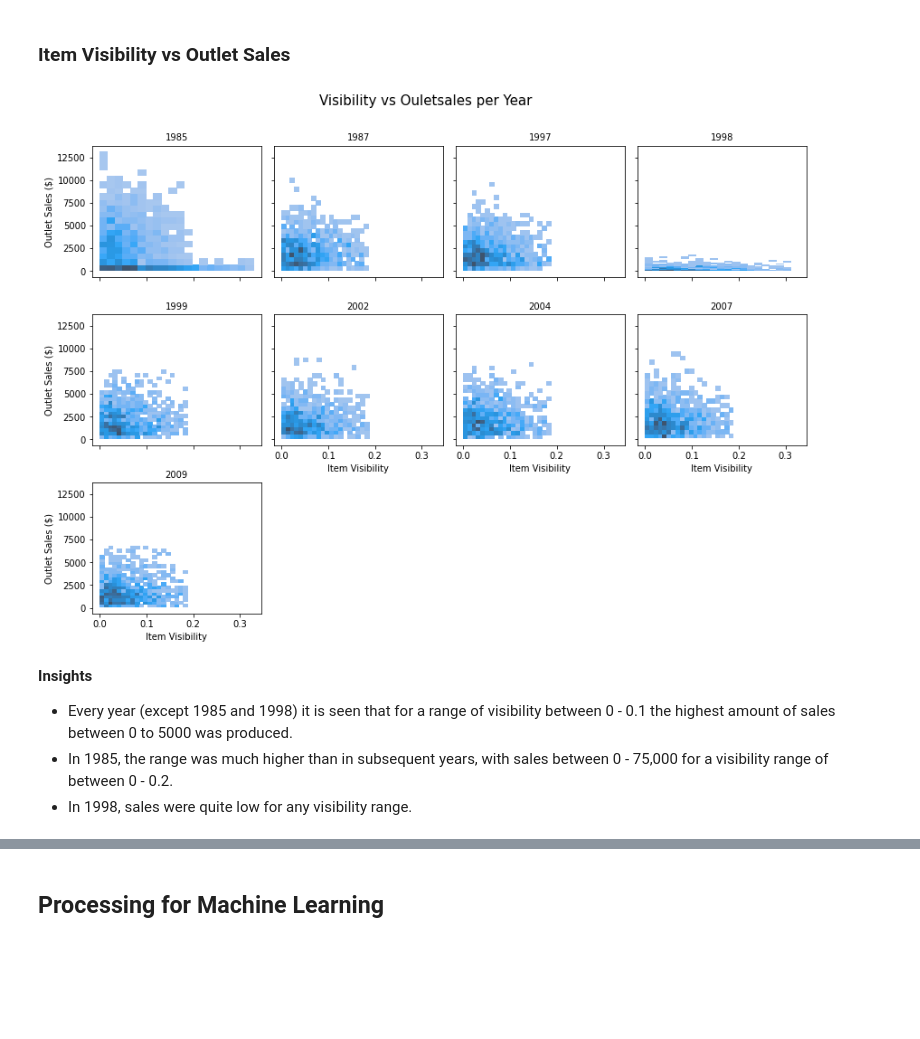
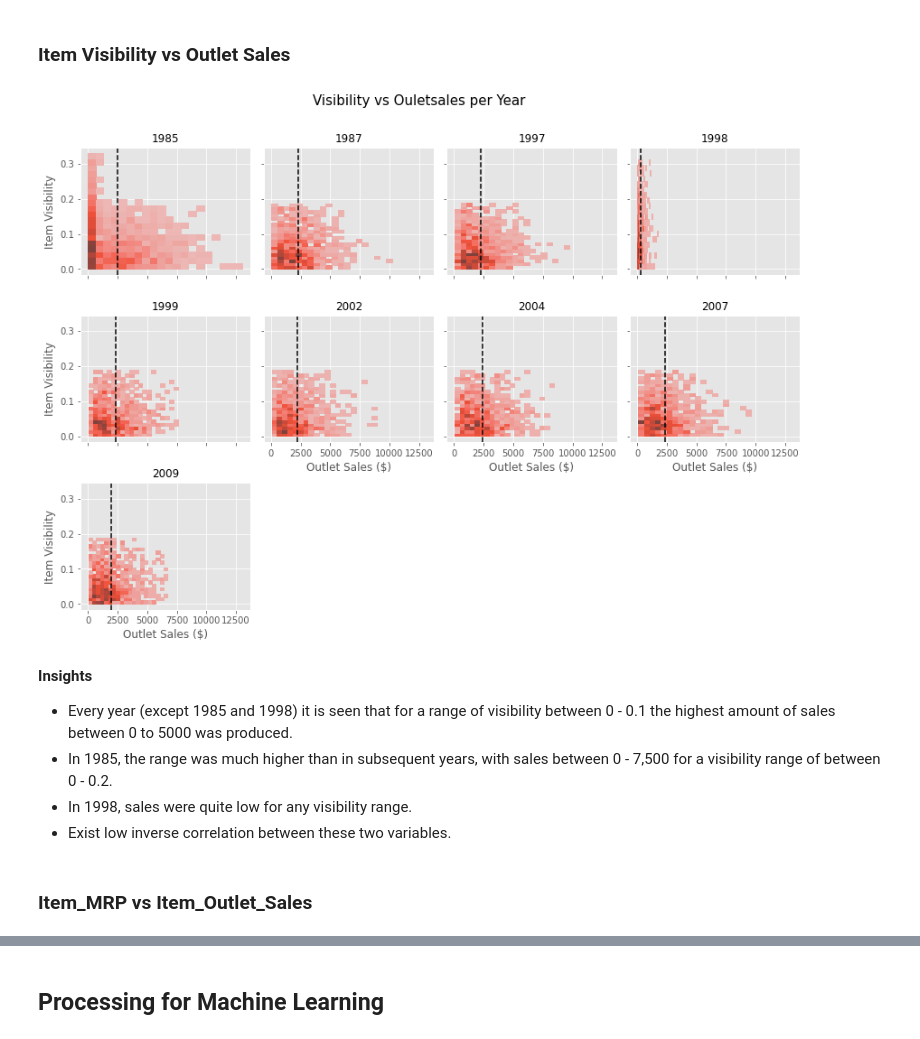
Before and after one commit to diazid/sales-predictions, a Jupyter notebook: sales_prediction.ipynb, the cells around one changed output, grey strips where cells are left out. Drawn from its saved outputs; the diff is of its cells as text; code cells hidden in the pictures; blank space fills up the shorter version.

Commit message:
updating visualizations

```diff
--- a/sales_prediction.ipynb
+++ b/sales_prediction.ipynb
@@ -42,6 +42,7 @@ import seaborn as sns
 import random
 import plotly.graph_objects as go
 pd.set_option('display.max_columns', None)
+plt.style.use('ggplot')
 
 #ML LIBRARIES
 from sklearn.model_selection import train_test_split
@@ -670,33 +671,40 @@ In this case I am studying `Item_Type`, `Outlet_Location_Type`, and `Outlet_Esta
 # %%
 ## Facetgrid (taken from seaborn documentation)
 
 #define facetgrid
 g = sns.FacetGrid(data=df,
                   col="Outlet_Establishment_Year",
                   palette='Blues',
                   col_wrap=4,
                   margin_titles=True,
                   despine=False,
                   sharex=True,
                   sharey=True)
 
 #mapping the graph
 g.map_dataframe(sns.histplot,
-                x="Item_Visibility",
-                y="Item_Outlet_Sales",
+                y="Item_Visibility",
+                x="Item_Outlet_Sales",
                 bins=(20,20))
+
+#mapping mean line (taken in part from https://stackoverflow.com/questions/51891370/draw-a-line-at-specific-position-annotate-a-facetgrid-in-seaborn)
+for i, year in enumerate(df['Outlet_Establishment_Year'].unique().sort_values(ascending=True).tolist()):
+  g.axes[i].axvline(df[df['Outlet_Establishment_Year'] == year]['Item_Outlet_Sales'].mean(), c='k', ls='--')
 
 #aesthetics
 g.fig.suptitle('Visibility vs Ouletsales per Year', fontsize=15)
-g.set_axis_labels("Item Visibility", "Outlet Sales ($)")
+g.set_axis_labels("Outlet Sales ($)", "Item Visibility")
 g.set_titles(col_template="{col_name}")
 g.tight_layout(rect=[0, 0.03, 1, 0.93])
 plt.show()
 # %% [output]
-[figure, old version]
+[figure, new version]
 # %% [markdown]
 **Insights**
 
 * Every year (except 1985 and 1998) it is seen that for a range of visibility between 0 - 0.1 the highest amount of sales between 0 to 5000 was produced.
-* In 1985, the range was much higher than in subsequent years, with sales between 0 - 75,000 for a visibility range of between 0 - 0.2.
+* In 1985, the range was much higher than in subsequent years, with sales between 0 - 7,500 for a visibility range of between 0 - 0.2.
 * In 1998, sales were quite low for any visibility range.
+* Exist low inverse correlation between these two variables.
+# %% [markdown]
+### Item_MRP vs Item_Outlet_Sales
```
Also changed, not shown: parts of 10 cells of this notebook.
